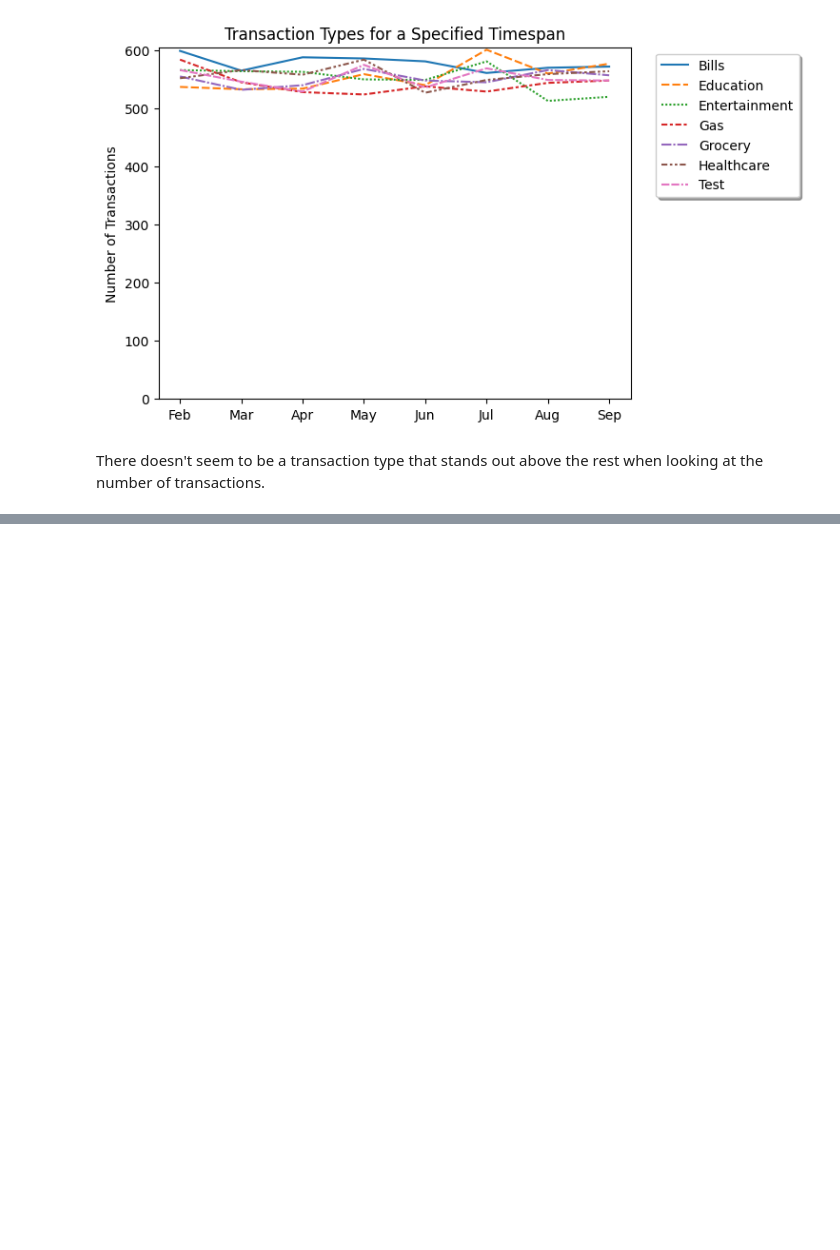
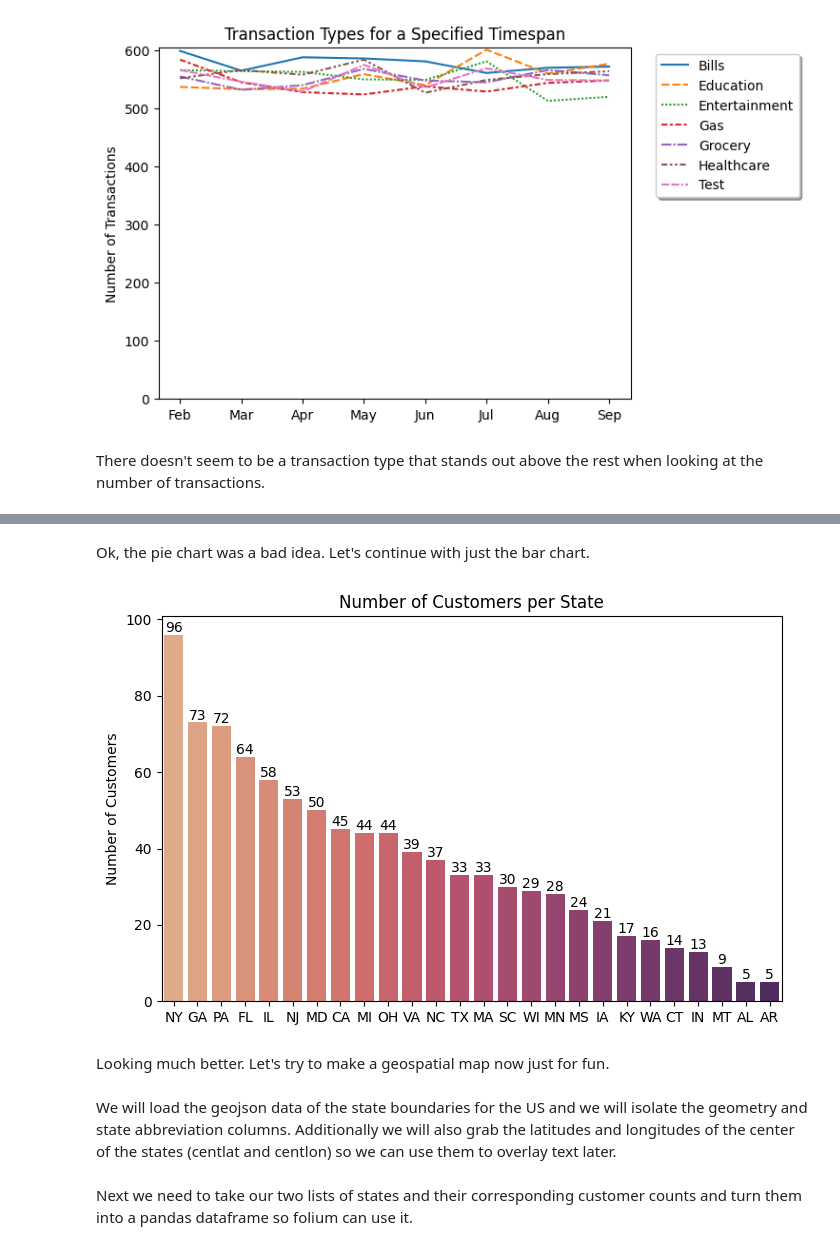
Before and after one commit to philpartyka/Data-Engineering-Capstone-Project, a Jupyter notebook: 3_Visualizations.ipynb, the cells around one changed output, grey strips where cells are left out. Drawn from its saved outputs; the diff is of its cells as text; code cells hidden in the pictures; blank space fills up the shorter version.

```diff
--- a/3_Visualizations.ipynb
+++ b/3_Visualizations.ipynb
@@ -173,0 +208,17 @@ There doesn't seem to be a transaction type that stands out above the rest when
+# %% [markdown]
+Ok, the pie chart was a bad idea.  Let's continue with just the bar chart.
+# %%
+plt.figure(figsize=(8, 5))
+sns.barplot(x=cust_states, y=state_counts, palette='flare')
+# here we add the actual value to the top of each bar
+for i, v in enumerate(state_counts):
+    plt.annotate(str(v), (i, v), ha='center', va='bottom')
+plt.ylabel('Number of Customers')
+plt.title('Number of Customers per State')
+plt.show()
+# %% [output]
+[figure, added]
+# %% [markdown]
+Looking much better.  Let's try to make a geospatial map now just for fun.
+# %% [markdown]
+We will load the geojson data of the state boundaries for the US and we will isolate the geometry and state abbreviation columns.  Additionally we will also grab the latitudes and longitudes of the center of the states (centlat and centlon) so we can use them to overlay text later.
@@ -173,0 +228,2 @@ There doesn't seem to be a transaction type that stands out above the rest when
+# %% [markdown]
+Next we need to take our two lists of states and their corresponding customer counts and turn them into a pandas dataframe so folium can use it.
```
Also changed, not shown: parts of 12 cells of this notebook, 1 other file.
